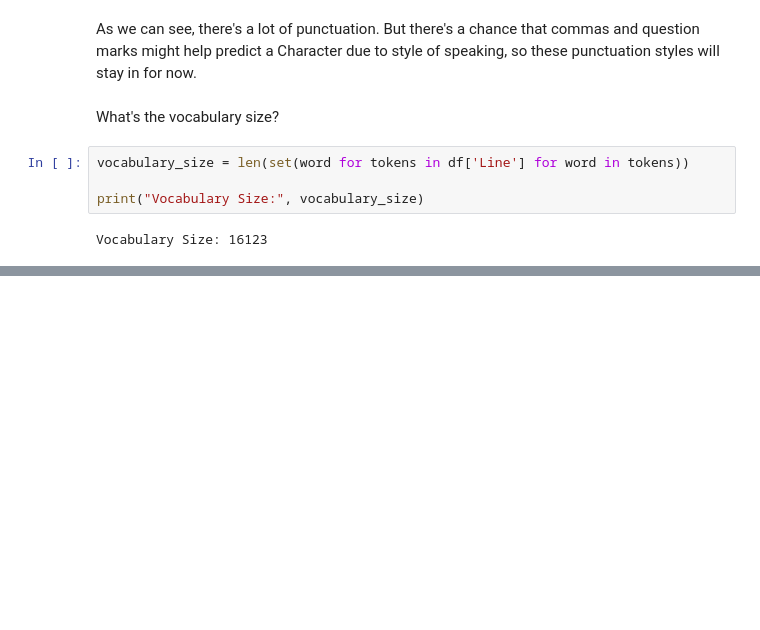
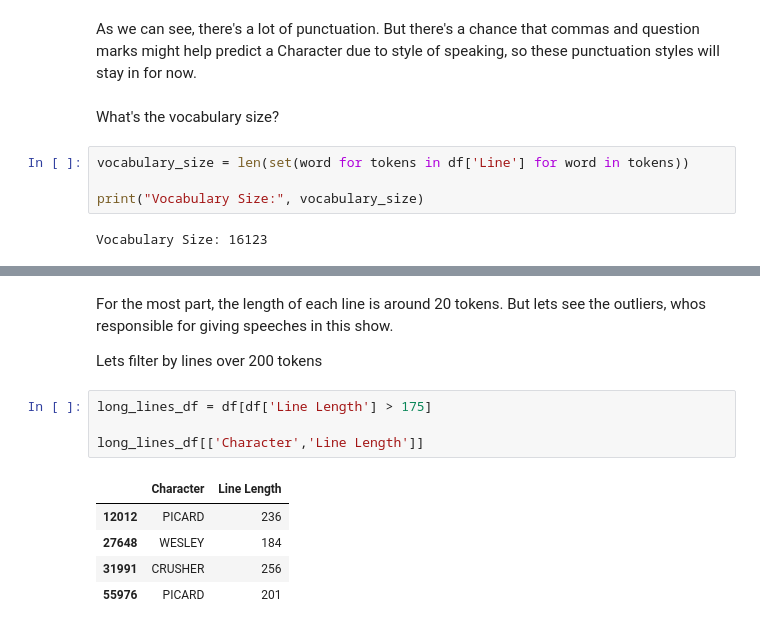
Before and after one commit to brearenee/NLP-Project, a Jupyter notebook: startrek.ipynb, the cells around one changed output, grey strips where cells are left out. Saved outputs shown, nothing was run; the diff lists cells and outputs as text; blank space fills up the shorter version.

```diff
--- a/startrek.ipynb
+++ b/startrek.ipynb
@@ -233,0 +259,14 @@ Vocabulary Size: 16123
+# %% [markdown]
+For the most part, the length of each line is around 20 tokens. But lets see the outliers, whos responsible for giving speeches in this show.
+
+Lets filter by lines over 200 tokens
+# %%
+long_lines_df = df[df['Line Length'] > 175]
+
+long_lines_df[['Character','Line Length']]
+# %% [output]
+|  | Character | Line Length |
+| 12012 | PICARD | 236 |
+| 27648 | WESLEY | 184 |
+| 31991 | CRUSHER | 256 |
+| 55976 | PICARD | 201 |
```
Also changed, not shown: parts of 7 cells of this notebook.
